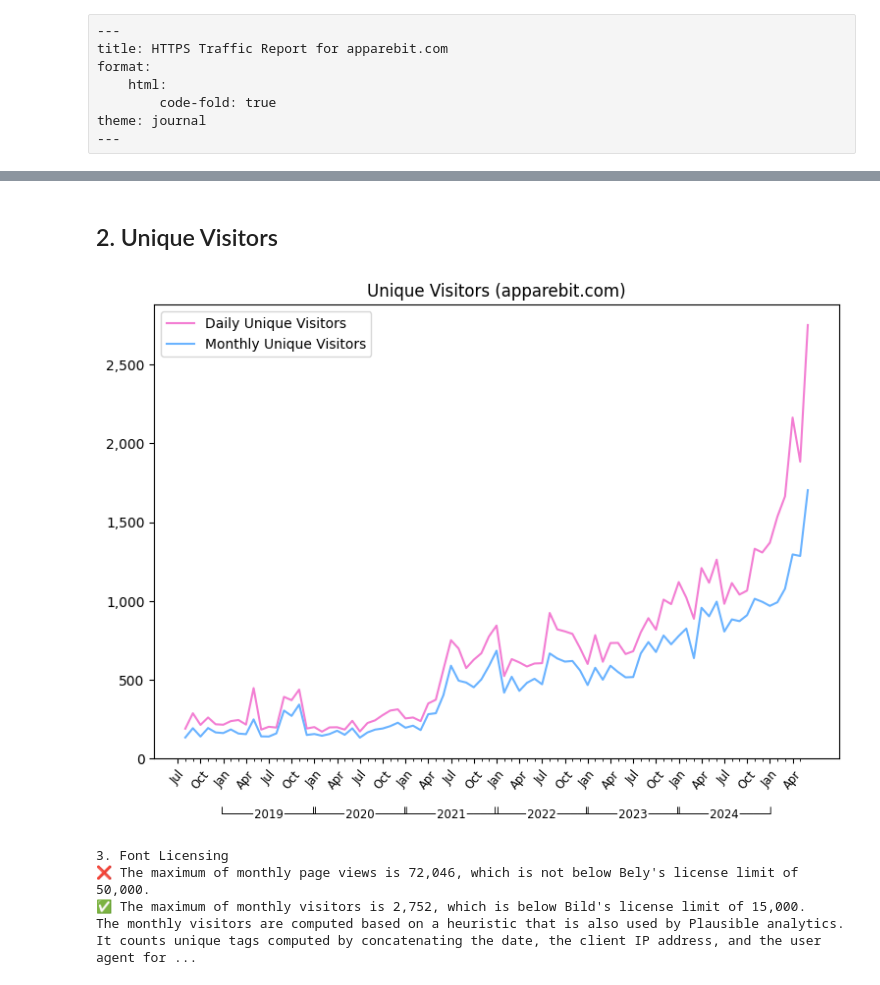
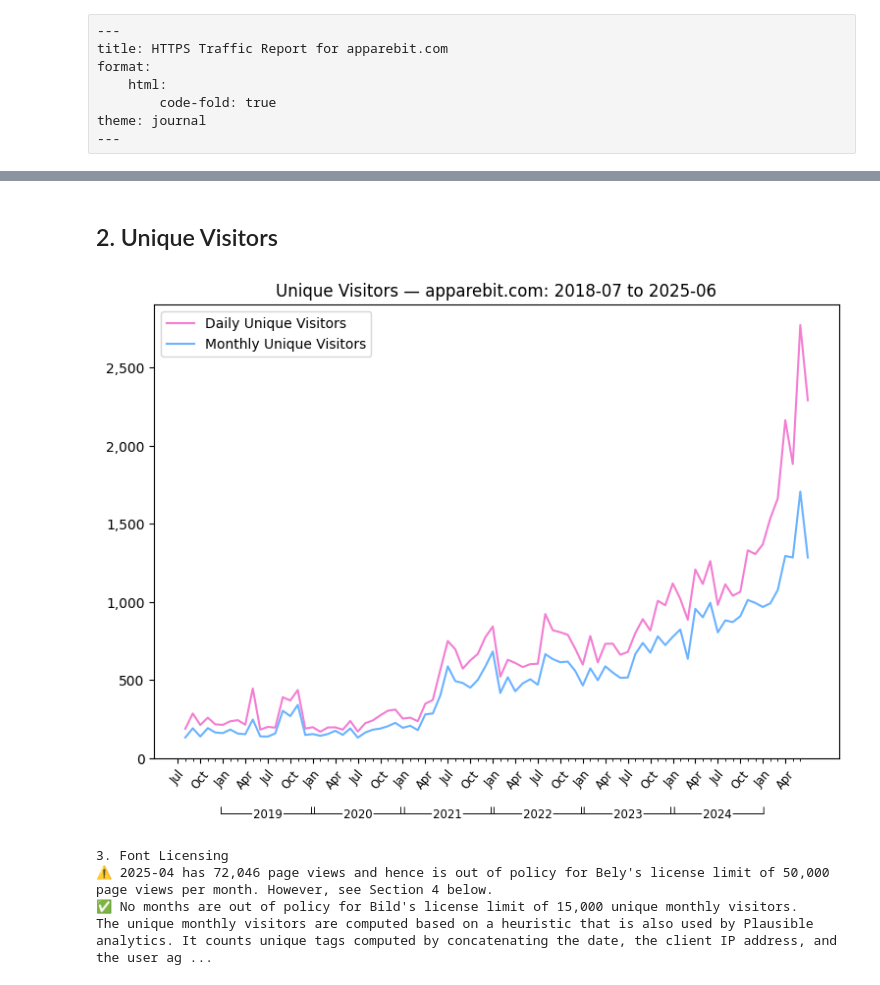
Before and after one commit to apparebit/analog, a Jupyter notebook: report.ipynb, the cells around one changed output, grey strips where cells are left out. Drawn from its saved outputs; the diff is of its cells as text; code cells hidden in the pictures.

```diff
--- a/report.ipynb
+++ b/report.ipynb
@@ -42,29 +42,41 @@ None
 # %%
-display(HTML(f"<h2>{sec()}. Unique Visitors"))
+display(HTML(f"<h2 id=unique-visitors>{sec()}. Unique Visitors"))
 analog.plot_visitors(summary)
 None
 # %% [output]
 2. Unique Visitors
-[figure, old version]
+[figure, new version]
 # %%
-# Validate font license limits
-max_views = summary.data["page_views"].max()
 
-txt = f"<hr><h2>{sec()}. Font Licensing</h2>\n<p>"
-txt += "✅" if max_views <= 50_000 else "❌"
-txt += f" The <strong>maximum of monthly page views is {max_views:,}</strong>, which is "
-if max_views > 50_000:
-    txt += "<strong>not</strong> "
-txt += "below Bely's license limit of 50,000.\n<p>"
+def describe(out_of_policy: int, data: pd.DataFrame, column: str, unit: str) -> str:
+    if out_of_policy == 0:
+        return "✅ No months are"
+    elif out_of_policy == 1:
+        year, month = data.index[0]
+        quant = data[column].iat[0]
+        return f"⚠️ {year}-{month:02d} has {quant:,d} {unit} and hence is"
+    else:
+        return f"🛑 {out_of_policy} months are"
 
-max_visitors = summary.data["daily_visitors"].max()
+txt = f"<hr><h2 id=font-licensing>{sec()}. Font Licensing</h2>\n<p>"
 
-txt += "✅" if max_visitors <= 15_000 else "❌"
-txt += f" The <strong>maximum of monthly visitors is {max_visitors:,}</strong>, which is "
-if max_visitors > 15_000:
-    txt += "<strong>not</strong>"
-txt += "below Bild's license limit of 15,000.\n<p>The monthly visitors are computed "
-txt += "based on a heuristic that is also <a "
+dt = summary.data
+too_many_views = dt[50_000 < dt["page_views"]]
+out_of_policy = too_many_views.shape[0]
+
+txt += describe(out_of_policy, too_many_views, "page_views", "page views")
+txt += " out of policy for Bely's license limit of 50,000 page views per month."
+if out_of_policy == 1 and too_many_views.index[0] == (2025, 4):
+    txt += f" However, see <a href=#april-2025-as-outlier>Section {section_number + 1}</a> below."
+txt += "\n<p>"
+
+too_many_visitors = dt[15_000 < dt["monthly_visitors"]]
+out_of_policy = too_many_visitors.shape[0]
+
+txt += describe(out_of_policy, too_many_visitors, "monthly_visitors", "page visits")
+txt += " out of policy for Bild's license limit of 15,000 unique monthly visitors.\n<p>"
+
+txt += "\n<p>The unique monthly visitors are computed based on a heuristic that is also <a "
 txt += "href='https://plausible.io/data-policy#how-we-count-unique-users-without-cookies'>used "
 txt += "by Plausible analytics</a>. It counts unique tags computed by concatenating "
 txt += "the date, the client IP address, and the user agent for non-bot page views."
@@ -72,9 +84,9 @@ txt += "the date, the client IP address, and the user agent for non-bot page vie
 display(HTML(txt))
 # %% [output]
 3. Font Licensing
-❌ The maximum of monthly page views is 72,046, which is not below Bely's license limit of 50,000.
-✅ The maximum of monthly visitors is 2,752, which is below Bild's license limit of 15,000.
-The monthly visitors are computed based on a heuristic that is also used by Plausible analytics. It counts unique tags computed by concatenating the date, the client IP address, and the user agent for ...
+⚠️ 2025-04 has 72,046 page views and hence is out of policy for Bely's license limit of 50,000 page views per month. However, see Section 4 below.
+✅ No months are out of policy for Bild's license limit of 15,000 unique monthly visitors.
+The unique monthly visitors are computed based on a heuristic that is also used by Plausible analytics. It counts unique tags computed by concatenating the date, the client IP address, and the user ag ...
 # %%
 # Page rank
 def page_rank(label: str, data):
```
Also changed, not shown: parts of 6 cells of this notebook, 11 other files.
